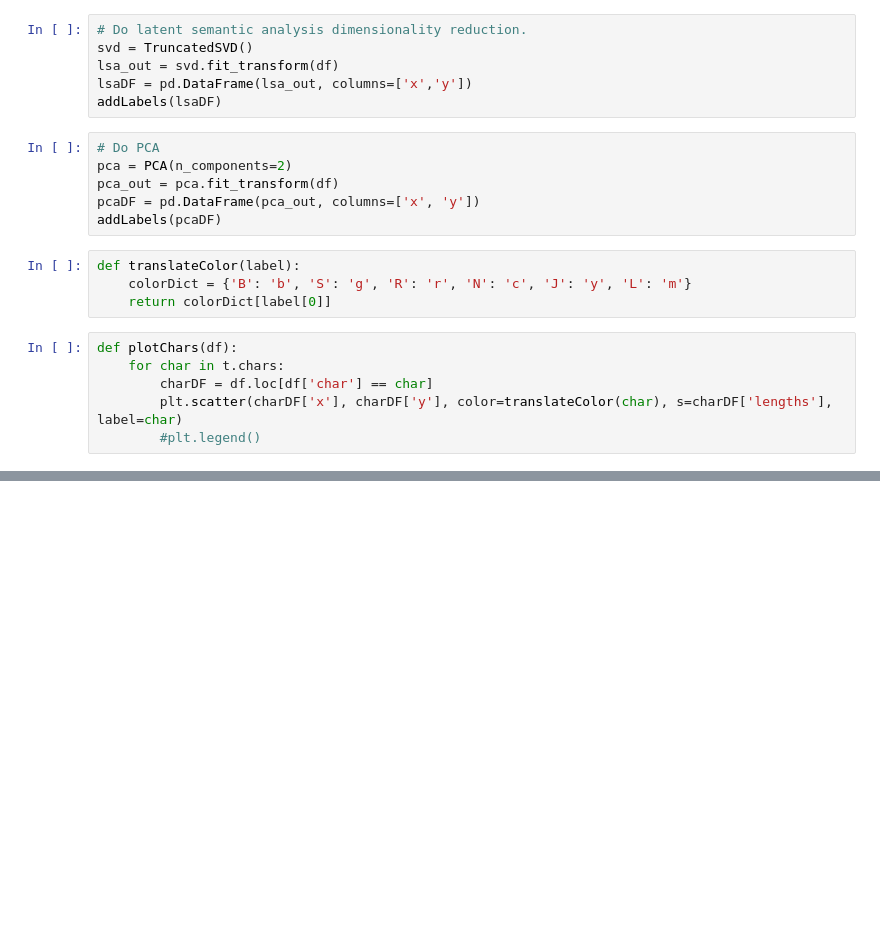
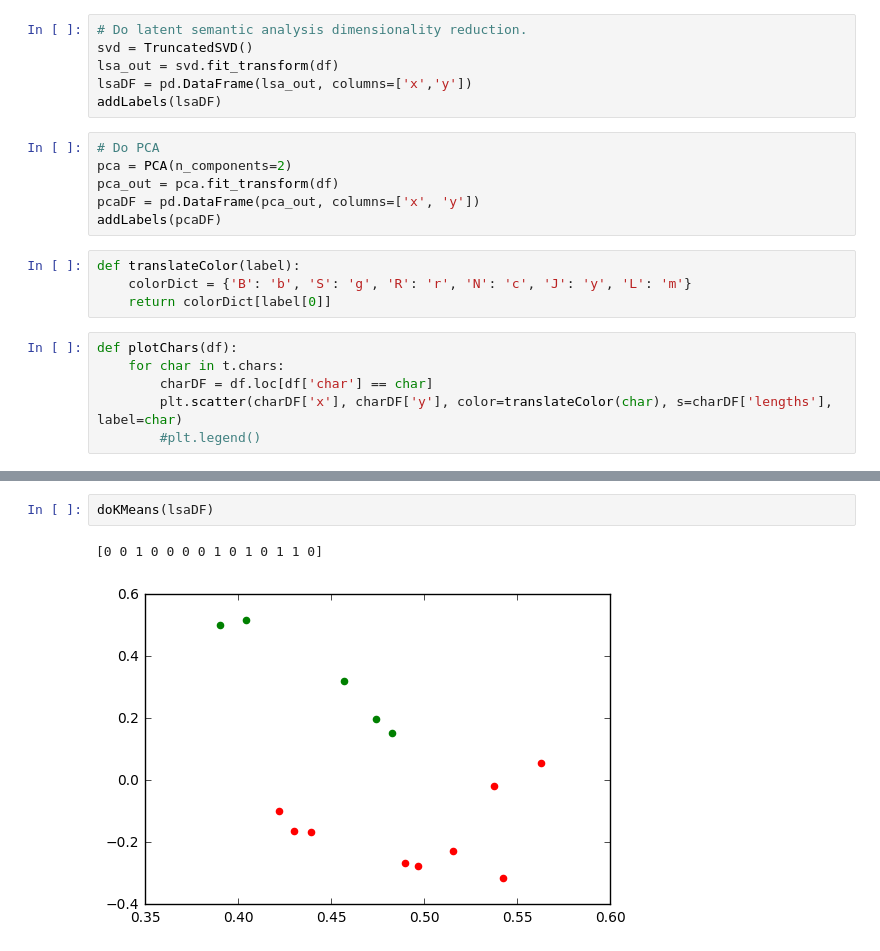
Before and after one commit to JonathanReeve/character-attribution, a Jupyter notebook: waves-experiments.ipynb, the cells around one changed output, grey strips where cells are left out. Drawn from its saved outputs; the diff is of its cells as text; blank space fills up the shorter version.

```diff
--- a/waves-experiments.ipynb
+++ b/waves-experiments.ipynb
@@ -165,0 +162,5 @@ center shift 0.000000e+00 within tolerance 5.886228e-06
+# %%
+doKMeans(lsaDF)
+# %% [output]
+[0 0 1 0 0 0 0 1 0 1 0 1 1 0]
+[figure, added]
```
Also changed, not shown: parts of 9 cells of this notebook.
